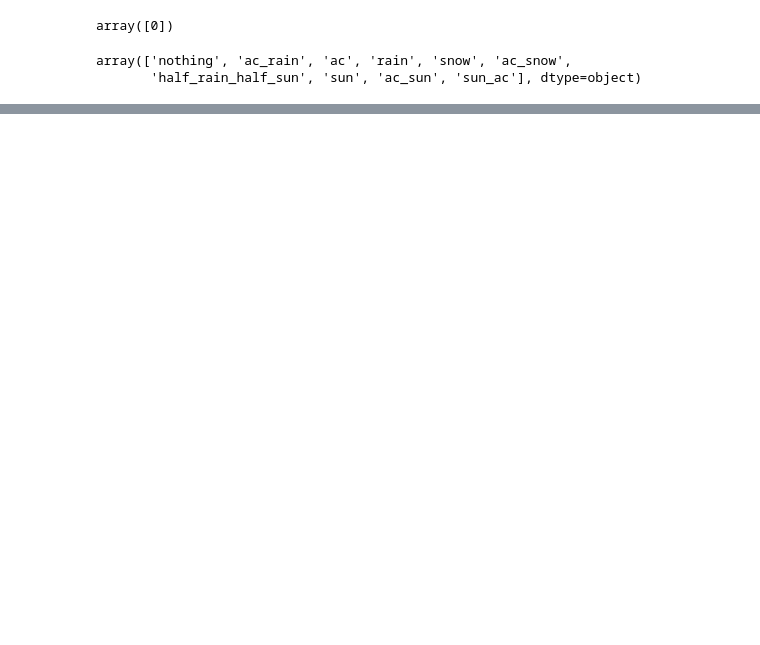
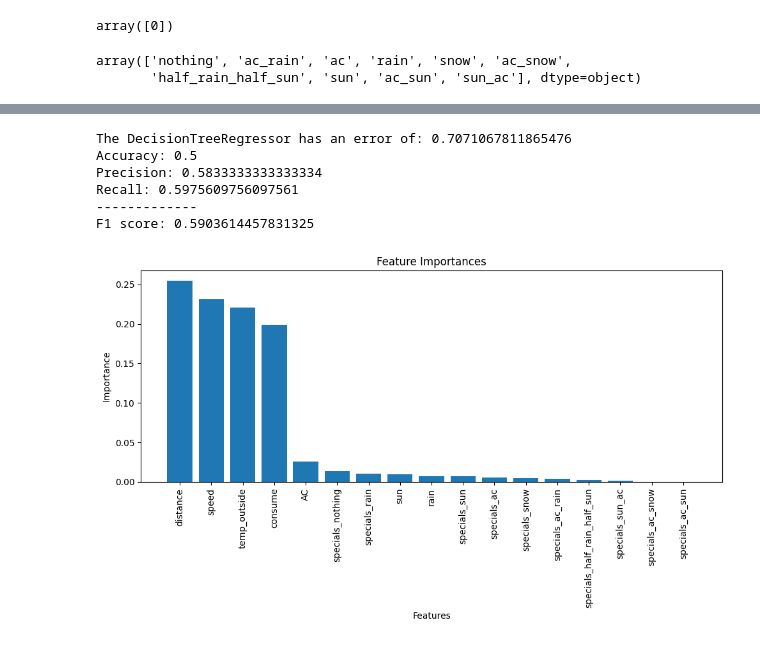
Before and after one commit to ironhack-edu/technical_challenge_DA, a Jupyter notebook: SRC/data_cleaning.ipynb, the cells around one changed output, grey strips where cells are left out. Saved outputs shown, nothing was run; the diff lists cells and outputs as text; code cells hidden in the pictures; blank space fills up the shorter version.

```diff
--- a/SRC/data_cleaning.ipynb
+++ b/SRC/data_cleaning.ipynb
@@ -254,4 +266,5 @@ Text(0.5, 1.0, 'Correlation Gas variables')
 # %%
-X = df_encoded.drop(columns="consume")
-y = df_encoded.consume
-X_train, X_test, y_train, y_test = train_test_split(X, y, test_size=0.2)
+X = df_encoded.iloc[:,:-1]
+y = df_encoded['gas_type']
+
+X_train, X_test, y_train, y_test = train_test_split(X, y, test_size=0.35)
@@ -257,0 +324,40 @@ X_train, X_test, y_train, y_test = train_test_split(X, y, test_size=0.2)
+# %%
+regressor = DecisionTreeRegressor()
+regressor.fit(X_train, y_train)
+y_pred = regressor.predict(X_test)
+error = np.sqrt(mean_squared_error(y_pred, y_test))
+print(f"The {type(regressor).__name__} has an error of: {error}")
+print(f"Accuracy: {accuracy_score(y_test, y_pred)}")
+print(f"Precision: {precision_score(y_test, y_pred)}")
+print(f"Recall: {recall_score(y_test, y_pred)}")
+print("-------------")
+print(f"F1 score: {f1_score(y_test, y_pred)}")
+# %% [output]
+The DecisionTreeRegressor has an error of: 0.7071067811865476
+Accuracy: 0.5
+Precision: 0.5833333333333334
+Recall: 0.5975609756097561
+-------------
+F1 score: 0.5903614457831325
+# %%
+rfc = RandomForestClassifier()
+
+# Assuming you've already trained a RandomForestClassifier and assigned it to 'rfc'
+rfc = RandomForestClassifier()
+rfc.fit(X_train, y_train)  # Make sure to fit the model before accessing feature importances
+
+# Get feature importances
+importances = rfc.feature_importances_
+indices = np.argsort(importances)[::-1]
+
+# Plot the feature importances
+plt.figure(figsize=(10, 6))
+plt.title("Feature Importances")
+plt.bar(range(X_train.shape[1]), importances[indices], align="center")
+plt.xticks(range(X_train.shape[1]), [feature_names[i] for i in indices], rotation=90)
+plt.xlabel("Features")
+plt.ylabel("Importance")
+plt.tight_layout()
+plt.show()
+# %% [output]
+[figure, added]
```
Also changed, not shown: parts of 9 cells of this notebook, 4 other files.
